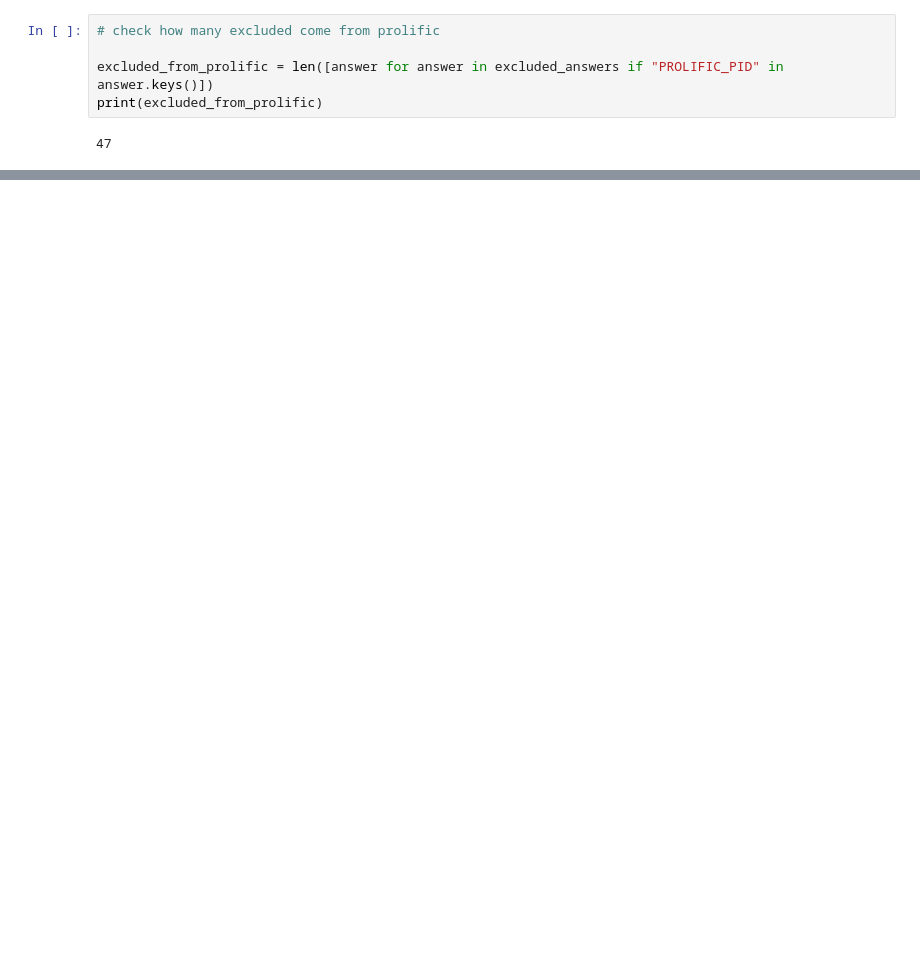
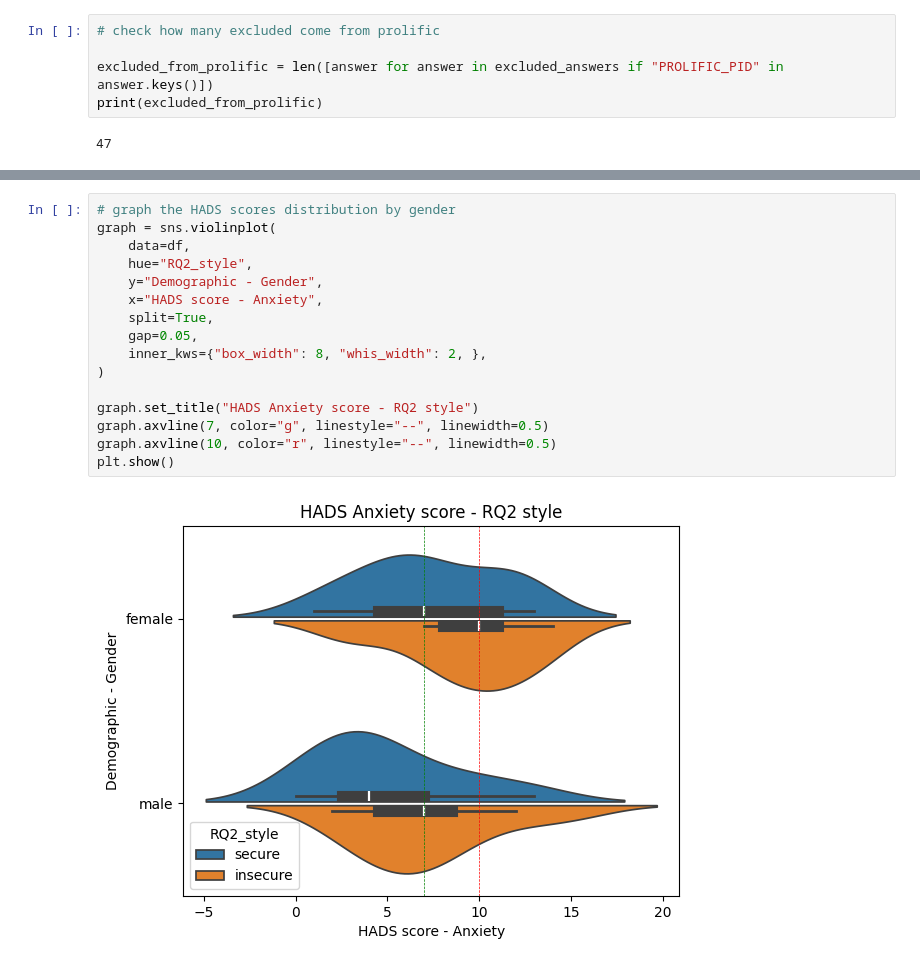
Before and after one commit to Zelev/attachment-jupyter, a Jupyter notebook: Attachment transcription service.ipynb, the cells around one changed output, grey strips where cells are left out. Drawn from its saved outputs; the diff is of its cells as text; blank space fills up the shorter version.

```diff
--- a/Attachment transcription service.ipynb
+++ b/Attachment transcription service.ipynb
@@ -1893,0 +2161,18 @@ print(excluded_from_prolific)
+# %%
+# graph the HADS scores distribution by gender
+graph = sns.violinplot(
+    data=df,
+    hue="RQ2_style",
+    y="Demographic - Gender",
+    x="HADS score - Anxiety",
+    split=True,
+    gap=0.05,
+    inner_kws={"box_width": 8, "whis_width": 2, },
+)
+
+graph.set_title("HADS Anxiety score - RQ2 style")
+graph.axvline(7, color="g", linestyle="--", linewidth=0.5)
+graph.axvline(10, color="r", linestyle="--", linewidth=0.5)
+plt.show()
+# %% [output]
+[figure, added]
```
Also changed, not shown: parts of 8 cells of this notebook.
